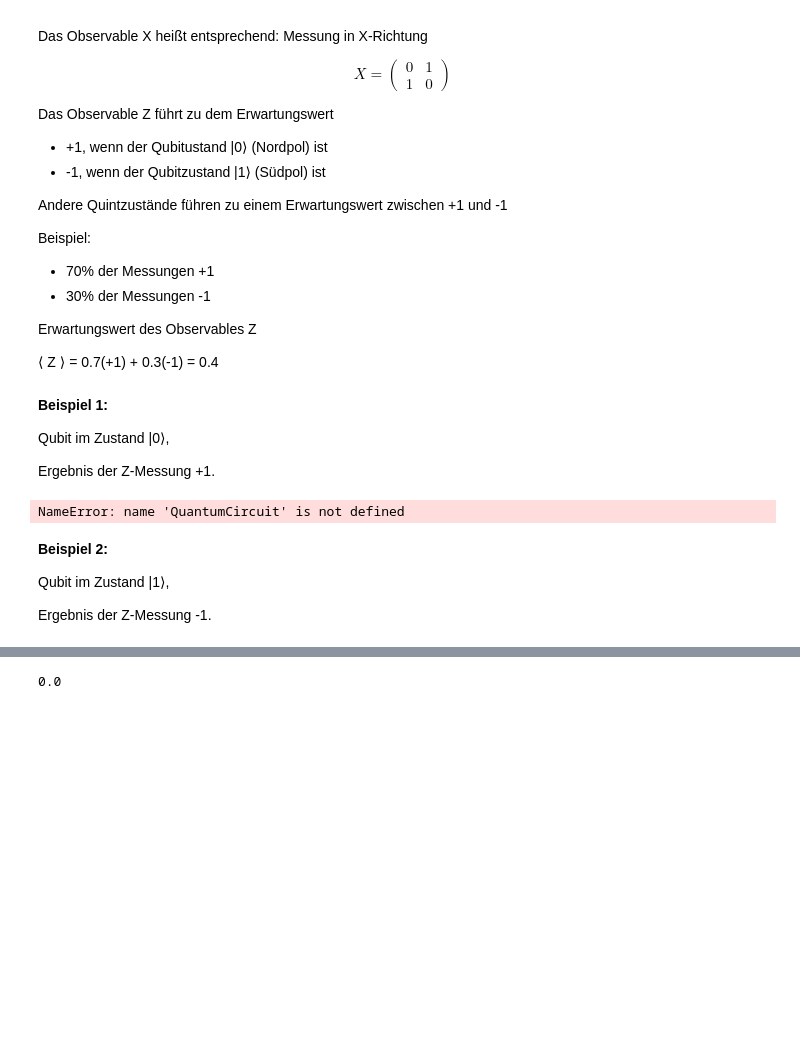
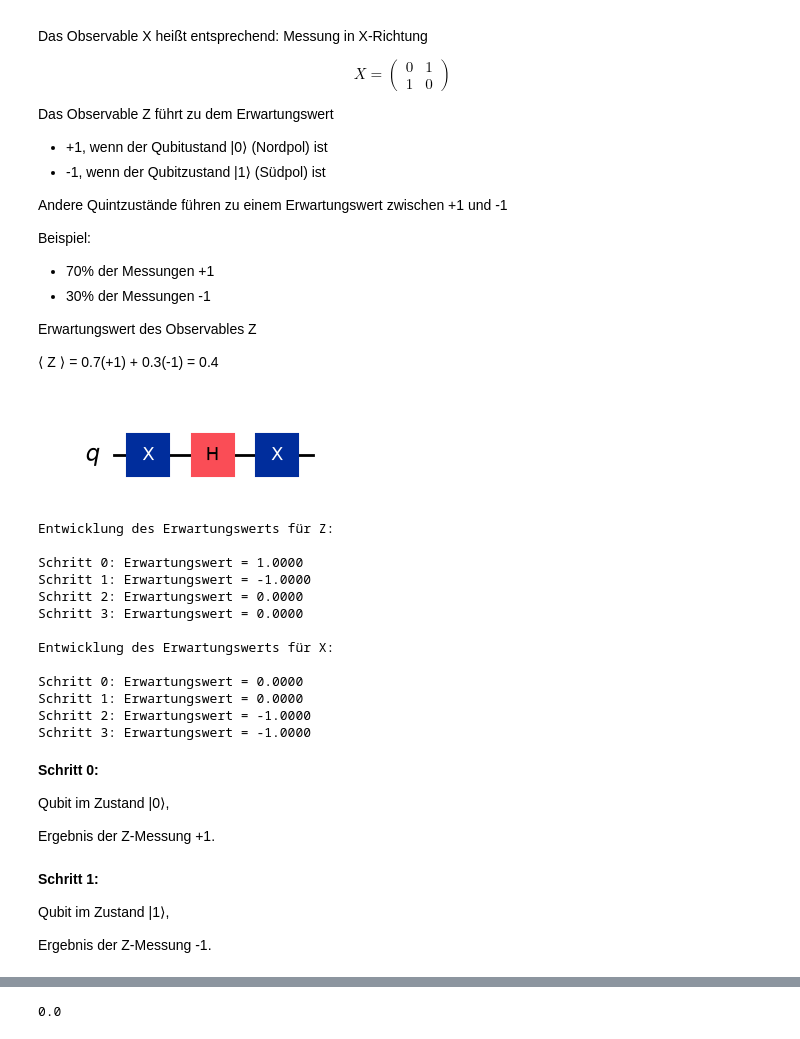
Before and after one commit to MelB18/EasyQuanten, a Jupyter notebook: ErsteSchritte.ipynb, the cells around one changed output, grey strips where cells are left out. Cells and saved outputs as stored; diff of their text form; code cells hidden in the pictures; blank space fills up the shorter version.

```diff
--- a/ErsteSchritte.ipynb
+++ b/ErsteSchritte.ipynb
@@ -650,30 +650,76 @@ Beispiel:
 Erwartungswert des  Observables Z
 
 ⟨ Z ⟩  = 0.7(+1) + 0.3(-1) = 0.4
+# %%
+circuit_history = []
+
+qc = QuantumCircuit(1)
+circuit_history.append(qc.copy())
+qc.x(0)
+circuit_history.append(qc.copy())
+qc.h(0)
+circuit_history.append(qc.copy())
+qc.x(0)
+circuit_history.append(qc.copy())
+
+
+observableZ = SparsePauliOp.from_list([("Z",1.0)])
+observableX = SparsePauliOp.from_list([("X",1.0)])
+
+estimator = StatevectorEstimator()
+
+pubsZ = []
+pubsX = []
+
+for circuit in circuit_history:
+  pubsZ.append((circuit,[observableZ]))
+  pubsX.append((circuit,[observableX]))
+
+display(qc.draw("mpl"))
+
+
+jobZ = estimator.run(pubsZ)
+jobX = estimator.run(pubsX)
+resultZ = jobZ.result()
+resultX = jobX.result()
+
+#Ergebnisse über eine For-Schleife ausgeben
+print("\nEntwicklung des Erwartungswerts für Z:\n")
+for i, pub_result in enumerate(resultZ):
+    # Da wir eine Liste von Observablen übergeben haben,
+    # extrahieren wir den ersten Wert aus dem evs-Array
+    ev = pub_result.data.evs[0]
+    print(f"Schritt {i}: Erwartungswert = {ev:.4f}")
+
+print("\nEntwicklung des Erwartungswerts für X:\n")
+for i, pub_result in enumerate(resultX):
+    ev = pub_result.data.evs[0]
+    print(f"Schritt {i}: Erwartungswert = {ev:.4f}")
+# %% [output]
+[figure, added]
+Entwicklung des Erwartungswerts für Z:
+
+Schritt 0: Erwartungswert = 1.0000
+Schritt 1: Erwartungswert = -1.0000
+Schritt 2: Erwartungswert = 0.0000
+Schritt 3: Erwartungswert = 0.0000
+
+Entwicklung des Erwartungswerts für X:
+
+Schritt 0: Erwartungswert = 0.0000
+Schritt 1: Erwartungswert = 0.0000
+Schritt 2: Erwartungswert = -1.0000
+Schritt 3: Erwartungswert = -1.0000
 # %% [markdown]
-**Beispiel 1:**
+**Schritt 0:**
 
 Qubit im Zustand
 |0⟩,
 
 Ergebnis der Z-Messung
 +1.
-# %%
-qc = QuantumCircuit(1)
-
-display(qc.draw("mpl"))
-
-observable = SparsePauliOp.from_list([("Z",1.0)])
-
-estimator = StatevectorEstimator()
-
-job = estimator.run([(qc,observable)])
-result = job.result()[0]
-print(result.data.evs)
-# %% [output]
-NameError: name 'QuantumCircuit' is not defined
 # %% [markdown]
-**Beispiel 2:**
+**Schritt 1:**
 
 Qubit im Zustand
 |1⟩,
```
Also changed, not shown: parts of 4 cells of this notebook.
